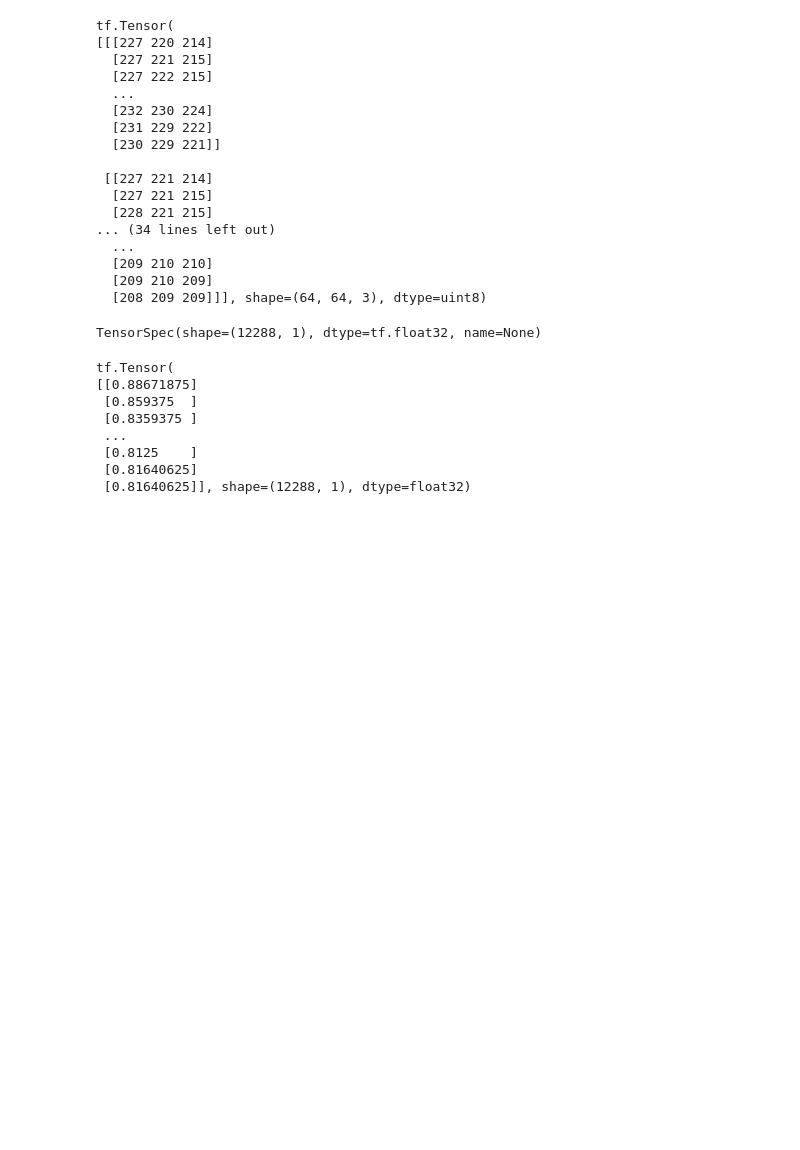
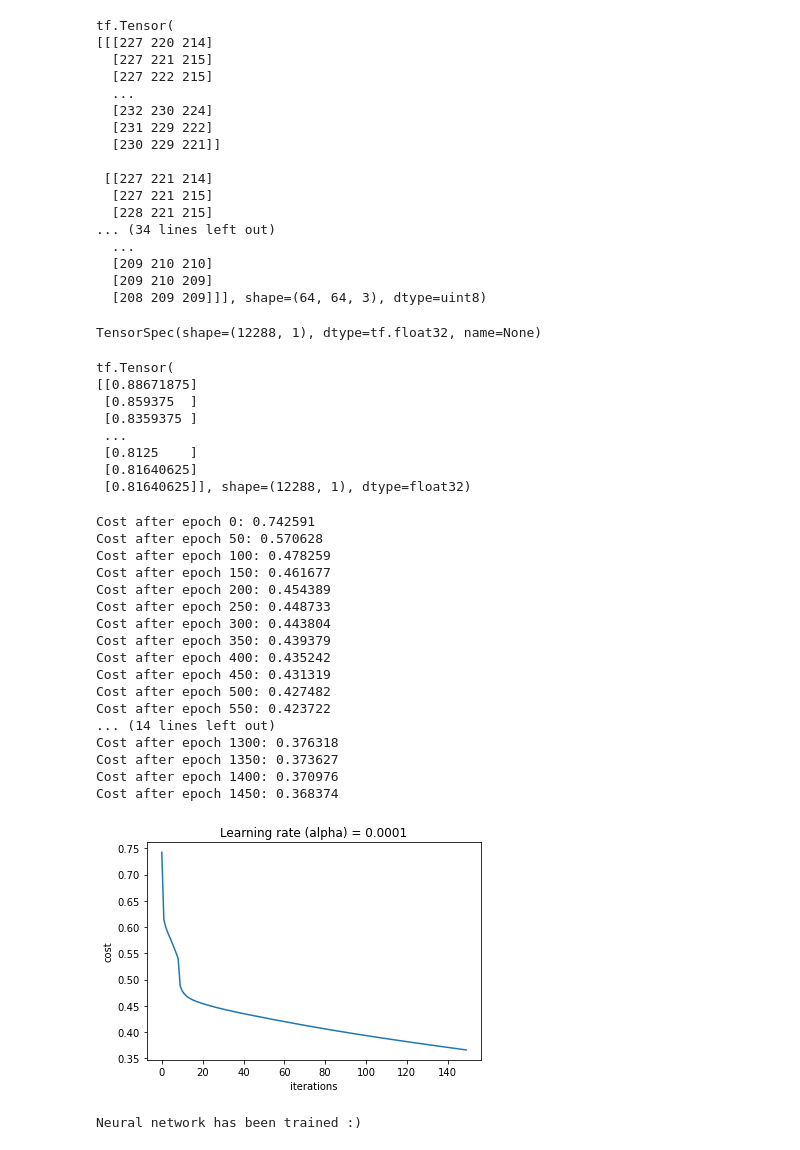
Before and after one commit to alif-munim/deep-learning, a Jupyter notebook: tf-hand-signs/hand-signs.ipynb, the cells around one changed output. Cells and saved outputs as stored; diff of their text form; code cells hidden in the pictures; blank space fills up the shorter version.

```diff
--- a/tf-hand-signs/hand-signs.ipynb
+++ b/tf-hand-signs/hand-signs.ipynb
@@ -119,0 +181,64 @@ tf.Tensor(
+# %%
+def model(train_x, train_y, test_x, test_y, alpha = 0.0001, epochs = 1500, minibatch_size = 32):
+    costs = []
+    parameters = initialize()
+    W1 = parameters["W1"]
+    b1 = parameters["b1"]
+    W2 = parameters["W2"]
+    b2 = parameters["b2"]
+    W3 = parameters["W3"]
+    b3 = parameters["b3"]
+
+    optimizer = tf.keras.optimizers.SGD(alpha)
+
+    train_x = train_x.batch(minibatch_size, drop_remainder=True).prefetch(8)
+    train_y = train_y.batch(minibatch_size, drop_remainder=True).prefetch(8)
+
+    for epoch in range(epochs):
+        epoch_cost = 0.
+        for (minibatch_x, minibatch_y) in zip(train_x, train_y):
+            with tf.GradientTape() as tape:
+                Z3 = forward_propogation(minibatch_x, parameters)
+                minibatch_cost = compute_cost(minibatch_y, Z3)
+
+            trainable_vars = [W1, b1, W2, b2, W3, b3]
+            grads = tape.gradient(minibatch_cost, trainable_vars)
+            optimizer.apply_gradients(zip(grads, trainable_vars))
+            epoch_cost += minibatch_cost / minibatch_size
+
+        if epoch % 50 == 0:
+            print("Cost after epoch %i: %f" % (epoch, epoch_cost))
+        if epoch % 10 == 0:
+            costs.append(epoch_cost)
+
+    plt.plot(np.squeeze(costs))
+    plt.ylabel("cost")
+    plt.xlabel("iterations")
+    plt.title("Learning rate (alpha) = " + str(alpha))
+    plt.show()
+
+    print("Neural network has been trained :)")
+
+    return parameters
+# %%
+trained_params = model(unroll_train, oh_train_y, unroll_test, oh_test_y, epochs=1500)
+# %% [output]
+Cost after epoch 0: 0.742591
+Cost after epoch 50: 0.570628
+Cost after epoch 100: 0.478259
+Cost after epoch 150: 0.461677
+Cost after epoch 200: 0.454389
+Cost after epoch 250: 0.448733
+Cost after epoch 300: 0.443804
+Cost after epoch 350: 0.439379
+Cost after epoch 400: 0.435242
+Cost after epoch 450: 0.431319
+Cost after epoch 500: 0.427482
+Cost after epoch 550: 0.423722
+... (14 lines left out)
+Cost after epoch 1300: 0.376318
+Cost after epoch 1350: 0.373627
+Cost after epoch 1400: 0.370976
+Cost after epoch 1450: 0.368374
+[figure, added]
+Neural network has been trained :)
```
Also changed, not shown: parts of 19 cells of this notebook, 1 other file.
